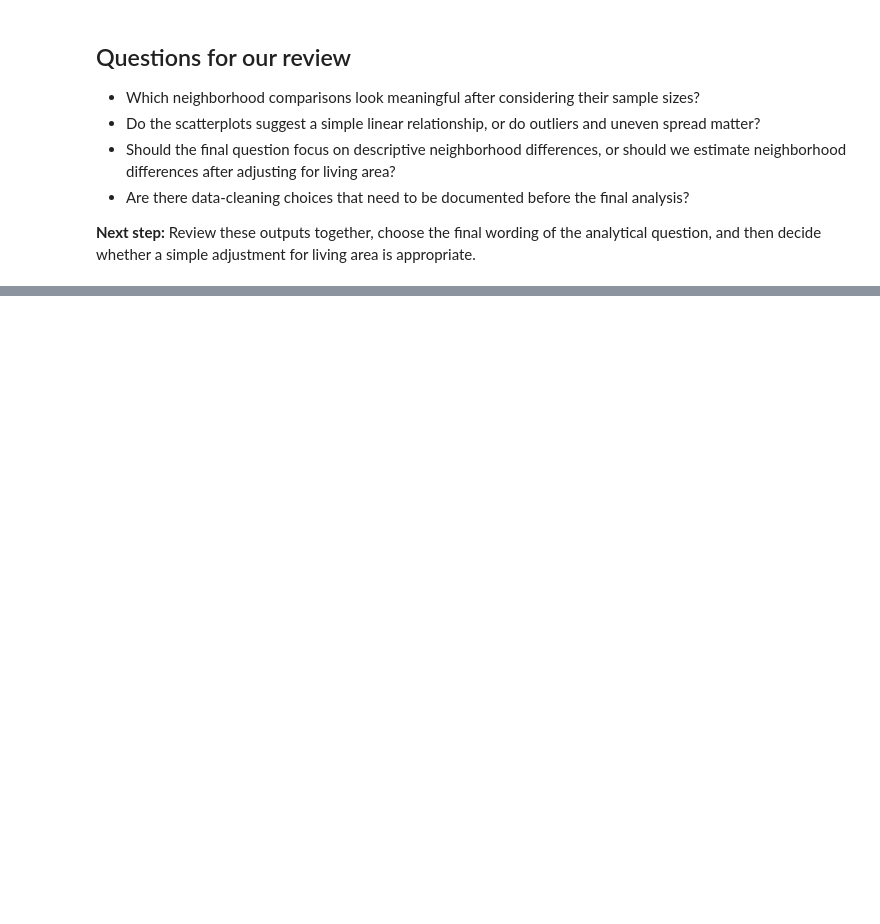
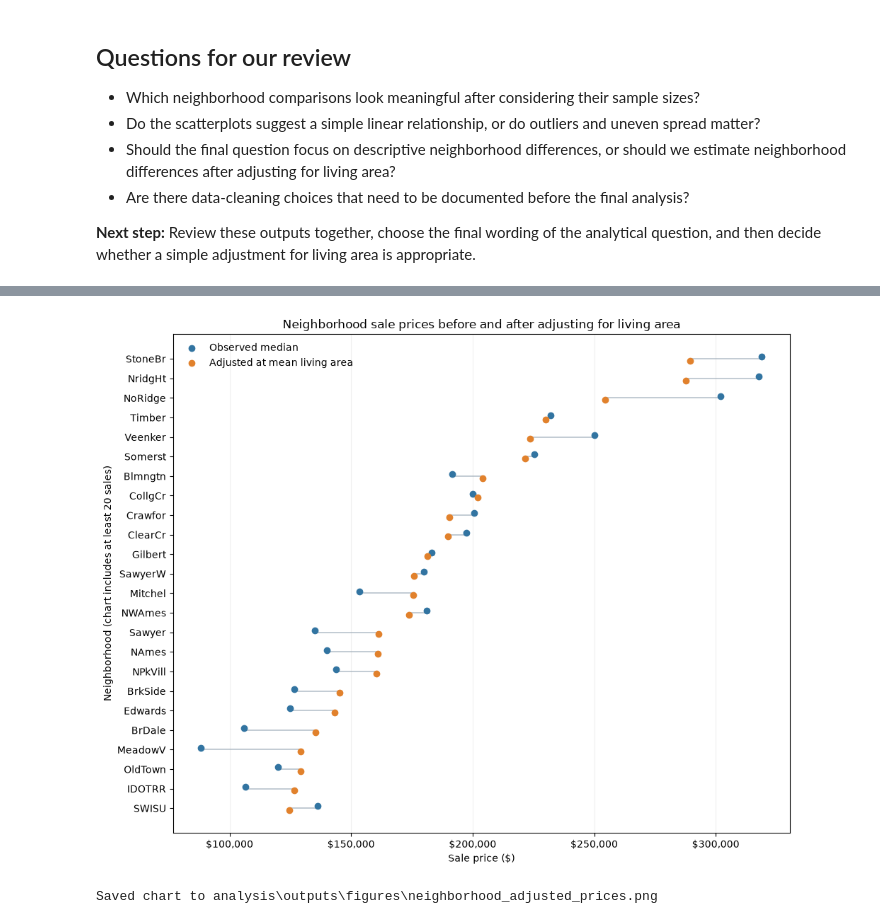
Before and after one commit to MontanaHarrisonSchool/DSA8670_Montana_Week7_Codex, a Jupyter notebook: analysis/notebooks/ames_housing_exploration.ipynb, the cells around one changed output, grey strips where cells are left out. Cells and saved outputs as stored; diff of their text form; code cells hidden in the pictures; blank space fills up the shorter version.

Commit message:
Commit for Codex Folder and analysis build

```diff
--- a/analysis/notebooks/ames_housing_exploration.ipynb
+++ b/analysis/notebooks/ames_housing_exploration.ipynb
@@ -129,0 +276,24 @@ plt.show()
+# %%
+# Keep the full table above; filter only the chart for legibility.
+plot_data = neighborhood_analysis.query("sales >= 20").sort_values("adjusted_price_at_mean_living_area")
+y_positions = np.arange(len(plot_data))
+fig, ax = plt.subplots(figsize=(10, 8))
+for y_pos, (_, row) in zip(y_positions, plot_data.iterrows()):
+    ax.plot([row["raw_median_sale_price"], row["adjusted_price_at_mean_living_area"]], [y_pos, y_pos], color="#b8c2cc", linewidth=1.2, zorder=1)
+ax.scatter(plot_data["raw_median_sale_price"], y_positions + 0.10, label="Observed median", color="#3274a1", s=36, zorder=2)
+ax.scatter(plot_data["adjusted_price_at_mean_living_area"], y_positions - 0.10, label="Adjusted at mean living area", color="#e1812c", s=36, zorder=2)
+ax.set_yticks(y_positions, plot_data.index)
+ax.set_title("Neighborhood sale prices before and after adjusting for living area")
+ax.set_xlabel("Sale price ($)")
+ax.set_ylabel("Neighborhood (chart includes at least 20 sales)")
+ax.xaxis.set_major_formatter(lambda value, position: f"${value:,.0f}")
+ax.legend(frameon=False)
+ax.grid(axis="x", alpha=0.2)
+plt.tight_layout()
+figure_path = PROJECT_ROOT / "analysis" / "outputs" / "figures" / "neighborhood_adjusted_prices.png"
+plt.savefig(figure_path, dpi=160, bbox_inches="tight")
+plt.show()
+print(f"Saved chart to {figure_path.relative_to(PROJECT_ROOT)}")
+# %% [output]
+[figure, added]
+Saved chart to analysis\outputs\figures\neighborhood_adjusted_prices.png
```
Also changed, not shown: parts of 13 cells of this notebook, 5 other files.
